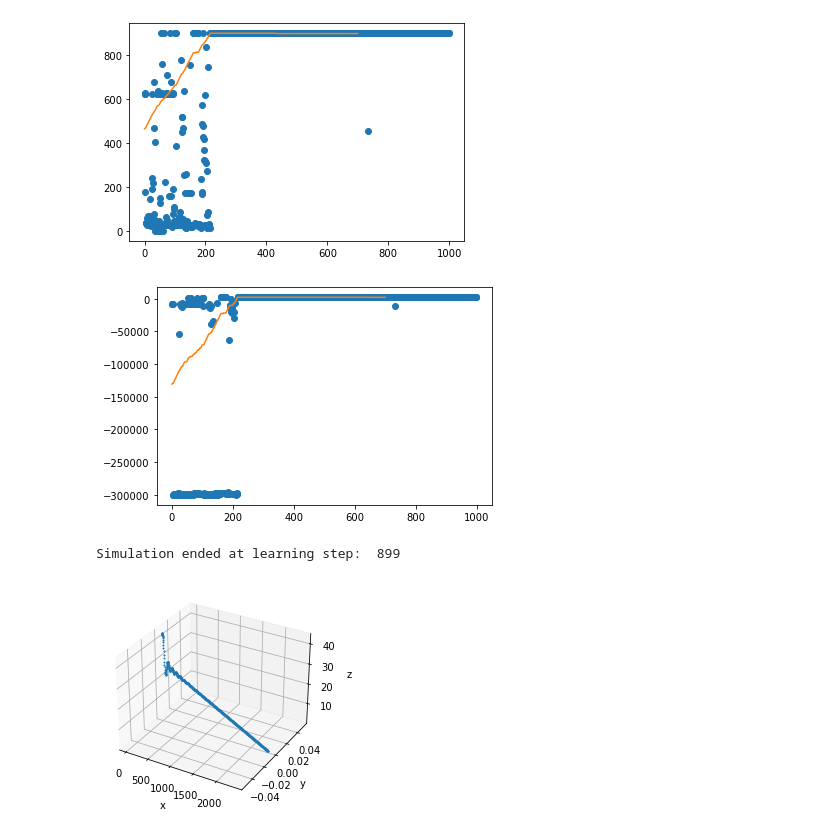
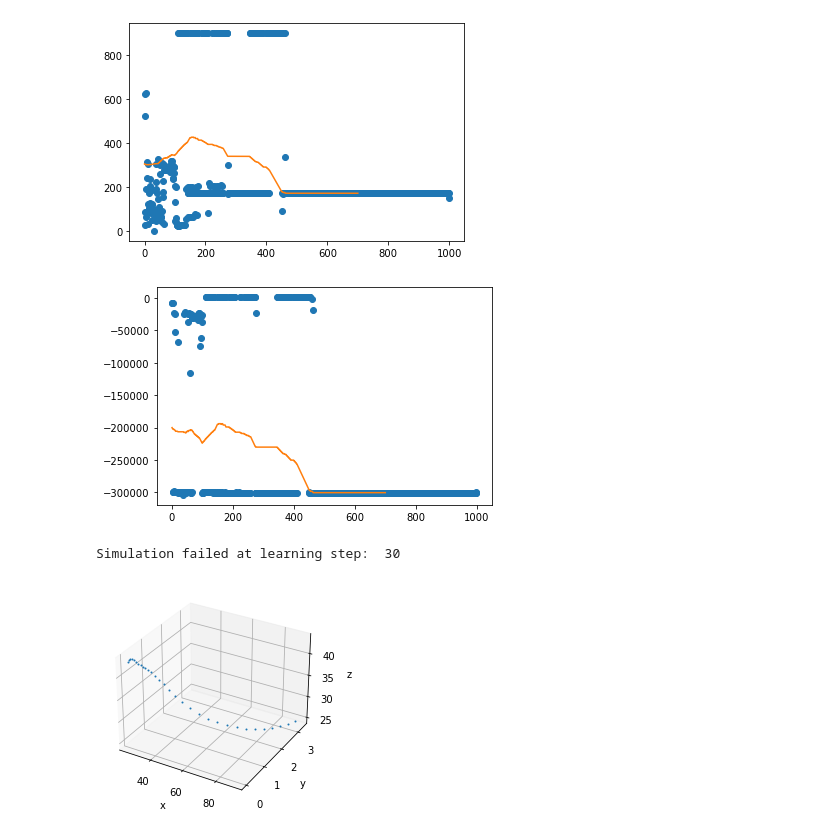
Before and after one commit to lorenzobasile/KiteRL, a Jupyter notebook: deep.ipynb, the cells around one changed output. Drawn from its saved outputs; the diff is of its cells as text; code cells hidden in the pictures.

```diff
--- a/deep.ipynb
+++ b/deep.ipynb
@@ -32,11 +32,16 @@ class NN(nn.Module):
 torch.manual_seed(0)
 np.random.seed(0)
 net=NN()
+'''
+for p in net.parameters():
+    torch.nn.init.uniform_(p, a=0, b=10)
+'''
 durations=[]
 rewards=[]
+losses=[]
 optimizer=torch.optim.Adam(net.parameters(), lr=0.001)
 scheduler=torch.optim.lr_scheduler.ExponentialLR(optimizer, gamma=0.99)
-loss=torch.nn.MSELoss()
+loss=torch.nn.SmoothL1Loss()
 t=0
 for episode in range(1000):
     total_loss=0
@@ -50,21 +55,24 @@ for episode in range(1000):
     tensor_state=torch.tensor(S_t).float()
     for i in range(horizon):
         t+=1
-        eps=scheduling(eps0, t, 10000)
+        eps=scheduling(eps0, t, 10000, exp=0.6)
+        #eps=eps0
         q=net(tensor_state).reshape(3,3)
         A_t=torch.randint(3,(2,)) if np.random.rand()<eps else (q==torch.max(q)).nonzero().reshape(-1)
         A_t=A_t[0],A_t[1]
         new_attack_angle, new_bank_angle=apply_action(S_t, A_t)
-        still_alive=k.evolve_system(new_attack_angle, new_bank_angle, integration_steps_per_learning_step, integration_step, wind)
-        if not still_alive:
+        sim_status=k.evolve_system(new_attack_angle, new_bank_angle, integration_steps_per_learning_step, integration_step, wind)
+        if not sim_status==0:
             R_t1 = scheduling(-300000.0, i, horizon/4)
+            #R_t1=-300000.0
             cumulative_reward+=R_t1
-            print(episode, "Simulation failed at learning step: ", i, " reward ", cumulative_reward, end='\r')
             rewards.append(cumulative_reward)
             durations.append(i)
             target=torch.tensor(R_t1)
             l=loss(q[A_t], target)
+            print("epsilon ", eps, " ", episode, "Simulation failed at learning step: ", i, " reward ", cumulative_reward, "loss ", l.item())
             optimizer.zero_grad()
+            losses.append(l)
             l.backward()
             optimizer.step()
             break
@@ -73,7 +81,7 @@ for episode in range(1000):
         R_t1 = k.reward(new_attack_angle, new_bank_angle, wind)
         cumulative_reward+=R_t1
         if i==int(horizon)-1:
-            print(episode, "Simulation ended at learning step: ", i, " reward ", cumulative_reward, end='\r')
+            print(episode, "Simulation ended at learning step: ", i, " reward ", cumulative_reward)
             target=torch.tensor(R_t1)
             rewards.append(cumulative_reward)
             durations.append(i)
@@ -82,6 +90,7 @@ for episode in range(1000):
         l=loss(q[A_t], target)
         S_t=S_t1
         optimizer.zero_grad()
+        losses.append(l)
         l.backward()
         optimizer.step()
     scheduler.step()
@@ -97,8 +127,8 @@ plt.plot(rewards, 'o')
 plt.plot(np.convolve(rewards, np.ones(300), 'valid') / 300)
 plt.show()
 # %% [output]
-[figure, old version]
+[figure, new version]
-[figure, old version]
+[figure, new version]
 # %%
 theta=[]
 phi=[]
@@ -106,34 +136,36 @@ r=[]
 net.eval()
 visits=np.zeros((n_attack, n_bank,n_beta))
 initial_position=pk.vect(np.pi/6, 0, 50)
 initial_velocity=pk.vect(0, 0, 0)
 wind=pk.vect(5,0,0)
 k=pk.kite(initial_position, initial_velocity)
 initial_beta=k.beta(wind)
 S_t=(14,3,initial_beta)
 for i in range(horizon):
     tensor_state=torch.tensor(S_t).float()
     q=net(tensor_state).reshape(3,3)
+    #print(q)
     theta.append(k.position.theta)
     phi.append(k.position.phi)
     r.append(k.position.r)
     A_t=(q==torch.max(q)).nonzero().reshape(-1)
     A_t=A_t[0],A_t[1]
+    #print(A_t)
     new_attack_angle, new_bank_angle=apply_action(S_t, A_t)
-    still_alive=k.evolve_system(new_attack_angle, new_bank_angle, integration_steps_per_learning_step, integration_step, wind)
-    if not still_alive:
+    status=k.evolve_system(new_attack_angle, new_bank_angle, integration_steps_per_learning_step, integration_step, wind)
+    if not status==0:
         print("Simulation failed at learning step: ", i)
         break
     S_t = (new_attack_angle, new_bank_angle, k.beta(wind))
     visits[S_t]+=1
     if i==int(horizon)-1:
         print( "Simulation ended at learning step: ", i)
 
 theta=np.array(theta)
 phi=np.array(phi)
 r=np.array(r)
 plot_trajectory(theta, phi, r)
 #print(visits)
 # %% [output]
-Simulation ended at learning step:  899
+Simulation failed at learning step:  30
-[figure, old version]
+[figure, new version]
```
Also changed, not shown: parts of 3 cells of this notebook, 10 other files.
